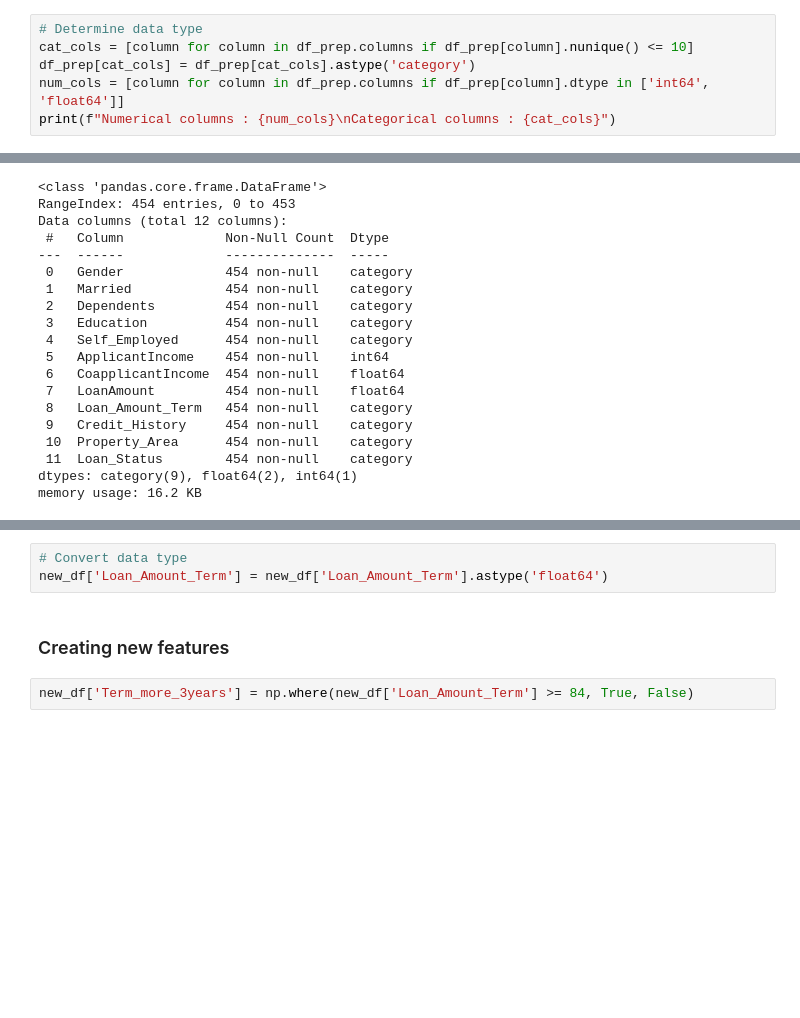
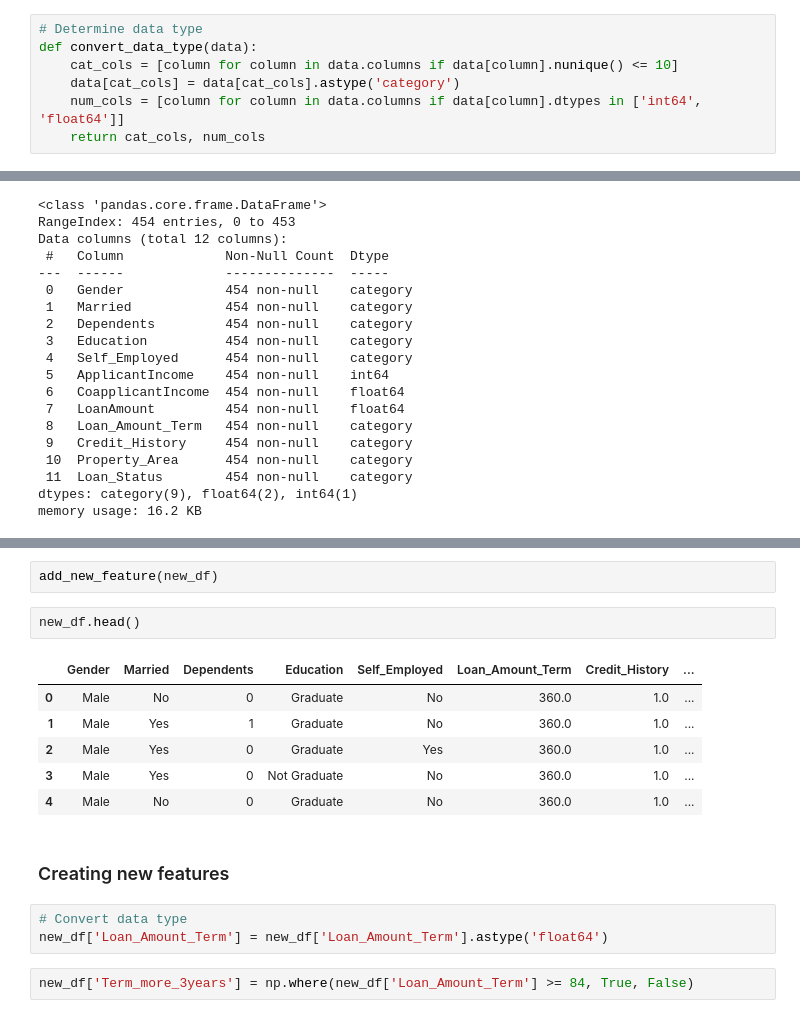
Before and after one commit to ENDYOU3/Loan_Approval_Prediction, a Jupyter notebook: Loan_Approval_Analysis.ipynb, the cells around one changed output, grey strips where cells are left out. Saved outputs shown, nothing was run; the diff lists cells and outputs as text; blank space fills up the shorter version.

```diff
--- a/Loan_Approval_Analysis.ipynb
+++ b/Loan_Approval_Analysis.ipynb
@@ -114,7 +117,8 @@ df_prep = df_loan.copy()
 df_prep.drop('Loan_ID', axis=1, inplace=True)
 # %%
 # Determine data type
-cat_cols = [column for column in df_prep.columns if df_prep[column].nunique() <= 10]
-df_prep[cat_cols] = df_prep[cat_cols].astype('category')
-num_cols = [column for column in df_prep.columns if df_prep[column].dtype in ['int64', 'float64']]
-print(f"Numerical columns : {num_cols}\nCategorical columns : {cat_cols}")
+def convert_data_type(data):
+    cat_cols = [column for column in data.columns if data[column].nunique() <= 10]
+    data[cat_cols] = data[cat_cols].astype('category')
+    num_cols = [column for column in data.columns if data[column].dtypes in ['int64', 'float64']]
+    return cat_cols, num_cols
@@ -559,8 +640,19 @@ memory usage: 16.2 KB
+# %%
+add_new_feature(new_df)
+# %%
+new_df.head()
+# %% [output]
+|  | Gender | Married | Dependents | Education | Self_Employed | Loan_Amount_Term | Credit_History | ... |
+| 0 | Male | No | 0 | Graduate | No | 360.0 | 1.0 | ... |
+| 1 | Male | Yes | 1 | Graduate | No | 360.0 | 1.0 | ... |
+| 2 | Male | Yes | 0 | Graduate | Yes | 360.0 | 1.0 | ... |
+| 3 | Male | Yes | 0 | Not Graduate | No | 360.0 | 1.0 | ... |
+| 4 | Male | No | 0 | Graduate | No | 360.0 | 1.0 | ... |
+# %% [markdown]
+### Creating new features
 # %%
 # Convert data type
 new_df['Loan_Amount_Term'] = new_df['Loan_Amount_Term'].astype('float64')
-# %% [markdown]
-### Creating new features
 # %%
 new_df['Term_more_3years'] = np.where(new_df['Loan_Amount_Term'] >= 84, True, False)
 # %%
```
Also changed, not shown: parts of 28 cells of this notebook, 4 other files.
